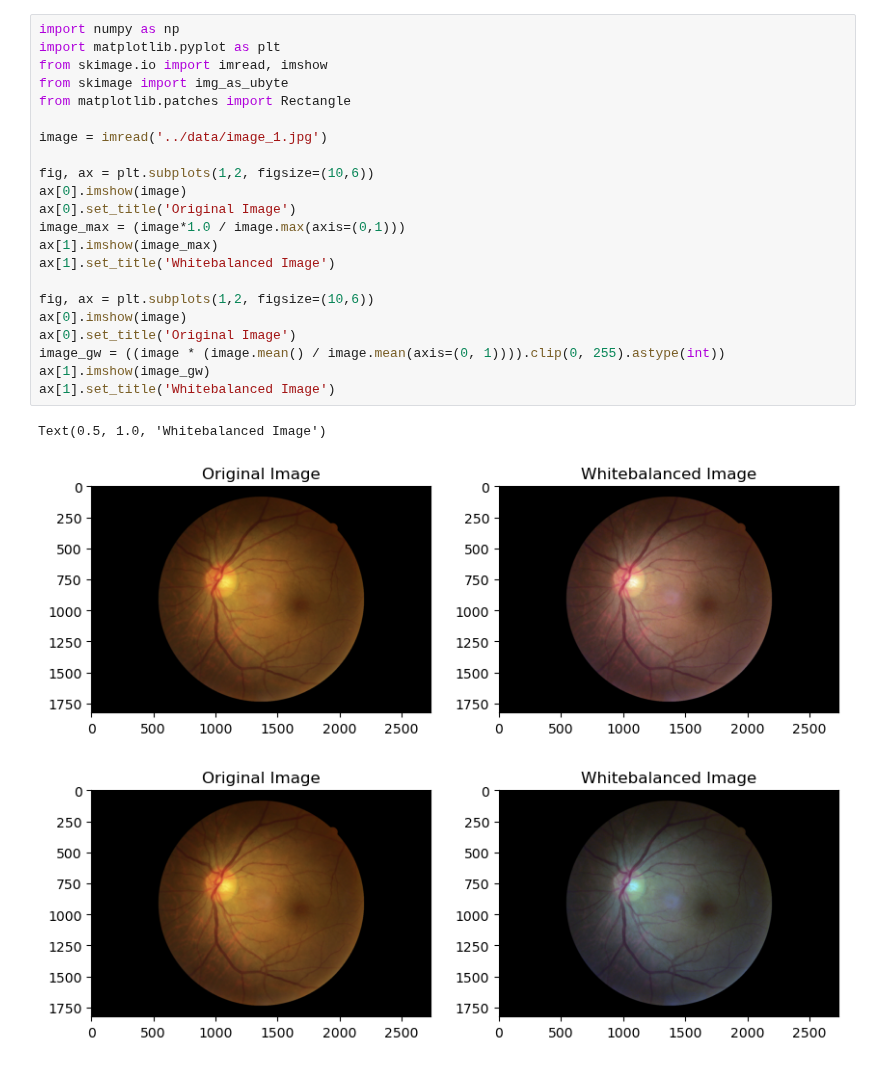
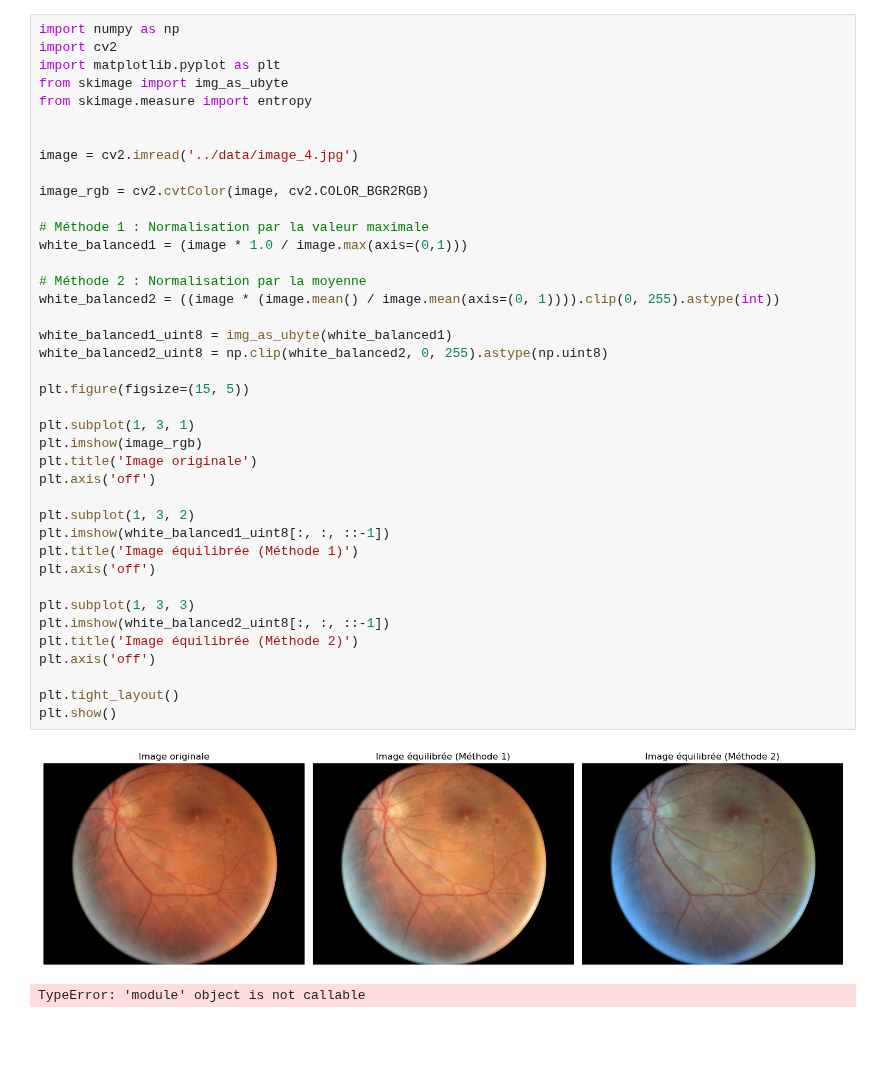
Before and after one commit to florianbasset/fundus-preprocessor-toolkit, a Jupyter notebook: notebook/color_autoBalance.ipynb, the cells around one changed output. Saved outputs shown, nothing was run; the diff lists cells and outputs as text; blank space fills up the shorter version.

Commit message:
white balancement

```diff
--- a/notebook/color_autoBalance.ipynb
+++ b/notebook/color_autoBalance.ipynb
@@ -1,26 +1,43 @@
-# %%
-import numpy as np
-import matplotlib.pyplot as plt
-from skimage.io import imread, imshow
-from skimage import img_as_ubyte
-from matplotlib.patches import Rectangle
-
-image = imread('../data/image_1.jpg')
-
-fig, ax = plt.subplots(1,2, figsize=(10,6))
-ax[0].imshow(image)
-ax[0].set_title('Original Image')
-image_max = (image*1.0 / image.max(axis=(0,1)))
-ax[1].imshow(image_max)
-ax[1].set_title('Whitebalanced Image')
-
-fig, ax = plt.subplots(1,2, figsize=(10,6))
-ax[0].imshow(image)
-ax[0].set_title('Original Image')
-image_gw = ((image * (image.mean() / image.mean(axis=(0, 1)))).clip(0, 255).astype(int))
-ax[1].imshow(image_gw)
-ax[1].set_title('Whitebalanced Image')
-# %% [output]
-Text(0.5, 1.0, 'Whitebalanced Image')
-[figure, removed]
-[figure, removed]
+# %%
+import numpy as np
+import cv2
+import matplotlib.pyplot as plt
+from skimage import img_as_ubyte
+from skimage.measure import entropy
+
+
+image = cv2.imread('../data/image_4.jpg')
+
+image_rgb = cv2.cvtColor(image, cv2.COLOR_BGR2RGB)
+
+# Méthode 1 : Normalisation par la valeur maximale
+white_balanced1 = (image * 1.0 / image.max(axis=(0,1)))
+
+# Méthode 2 : Normalisation par la moyenne
+white_balanced2 = ((image * (image.mean() / image.mean(axis=(0, 1)))).clip(0, 255).astype(int))
+
+white_balanced1_uint8 = img_as_ubyte(white_balanced1)
+white_balanced2_uint8 = np.clip(white_balanced2, 0, 255).astype(np.uint8)
+
+plt.figure(figsize=(15, 5))
+
+plt.subplot(1, 3, 1)
+plt.imshow(image_rgb)
+plt.title('Image originale')
+plt.axis('off')
+
+plt.subplot(1, 3, 2)
+plt.imshow(white_balanced1_uint8[:, :, ::-1])
+plt.title('Image équilibrée (Méthode 1)')
+plt.axis('off')
+
+plt.subplot(1, 3, 3)
+plt.imshow(white_balanced2_uint8[:, :, ::-1])
+plt.title('Image équilibrée (Méthode 2)')
+plt.axis('off')
+
+plt.tight_layout()
+plt.show()
+# %% [output]
+[figure, added]
+TypeError: 'module' object is not callable
```
